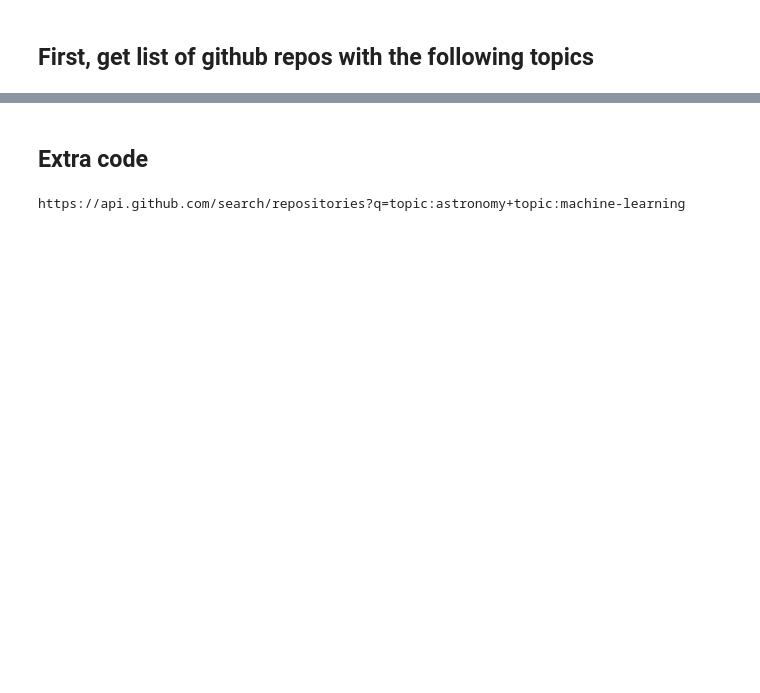
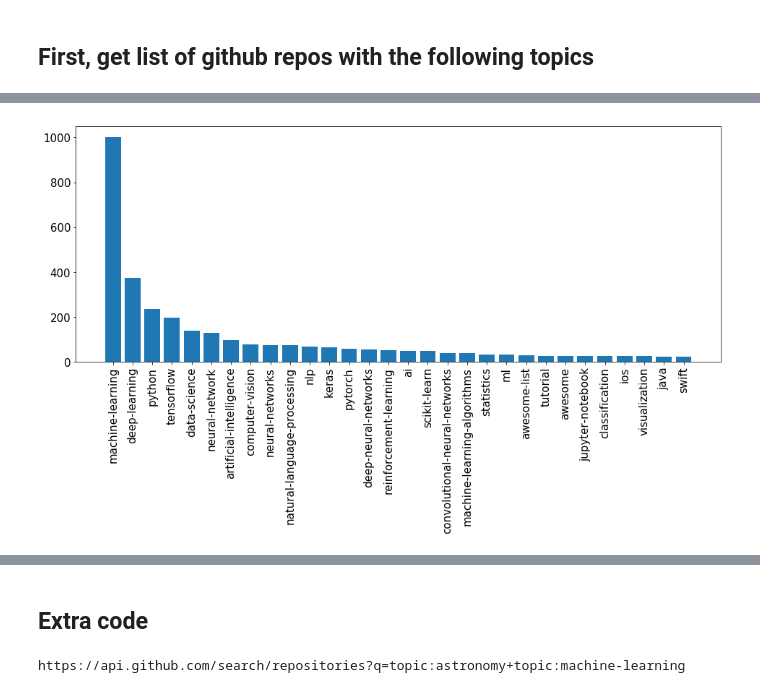
Before and after one commit to silburt/git-screened, a Jupyter notebook: Scrape Github.ipynb, the cells around one changed output, grey strips where cells are left out. Drawn from its saved outputs; the diff is of its cells as text; code cells hidden in the pictures; blank space fills up the shorter version.

```diff
--- a/Scrape Github.ipynb
+++ b/Scrape Github.ipynb
@@ -100,0 +67,23 @@ repoItem
+# %%
+topics = ['machine-learning']
+
+for t in topics:
+    repo_url_list = open('repos/%s_repos.txt'%t, 'r').read().splitlines()
+    data = {}
+    for i, repo_url in enumerate(repo_url_list):
+        try:
+            r = requests.get(repo_url,
+                             headers={"Accept":"application/vnd.github.mercy-preview+json"},
+                             auth=HTTPBasicAuth(user, pw))
+            repoItem = json.loads(r.text or r.content)
+            data[i] = {'topics': repoItem['topics'],
+                       'language': repoItem['language'],
+                       'stargazers': repoItem['stargazers_count'],
+                       'watchers_count': repoItem['watchers_count'],
+                       'forks_count': repoItem['forks_count'],
+                       'url': repo_url}
+        except:
+            print('couldnt process github link %s'%repo_url)
+
+    df = pd.DataFrame(data).T
+    df.to_csv('repos/%s_data.csv'%t)
@@ -100,0 +102,21 @@ repoItem
+# %%
+topics = {}
+for index, row in df.iterrows():
+    for t in row['topics']:
+        if t in topics.keys():
+            topics[t] += 1
+        else:
+            topics[t] = 1
+
+topics_sorted = sorted(topics.items(), key=operator.itemgetter(1), reverse=True)[0:30]
+
+fontsize=15
+
+x, y = list(zip(*topics_sorted))
+plt.figure(figsize=(16,6))
+plt.bar(range(len(y)), y, align='center');
+plt.xticks(range(len(y)), x, rotation=90, fontsize=fontsize);
+plt.yticks(fontsize=fontsize);
+plt.savefig('images/topics.png')
+# %% [output]
+[figure, added]
```
Also changed, not shown: parts of 13 cells of this notebook, 2 other files.
